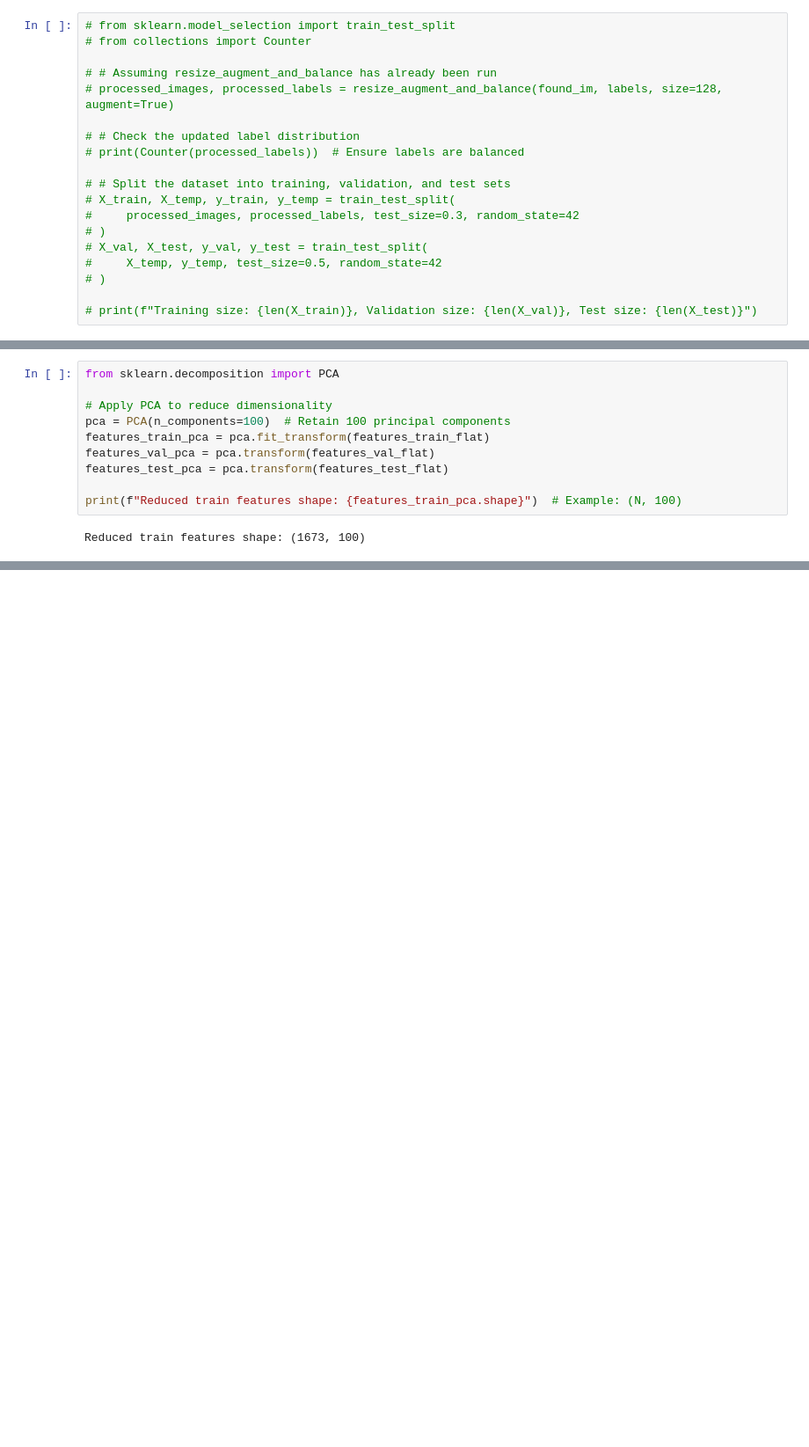
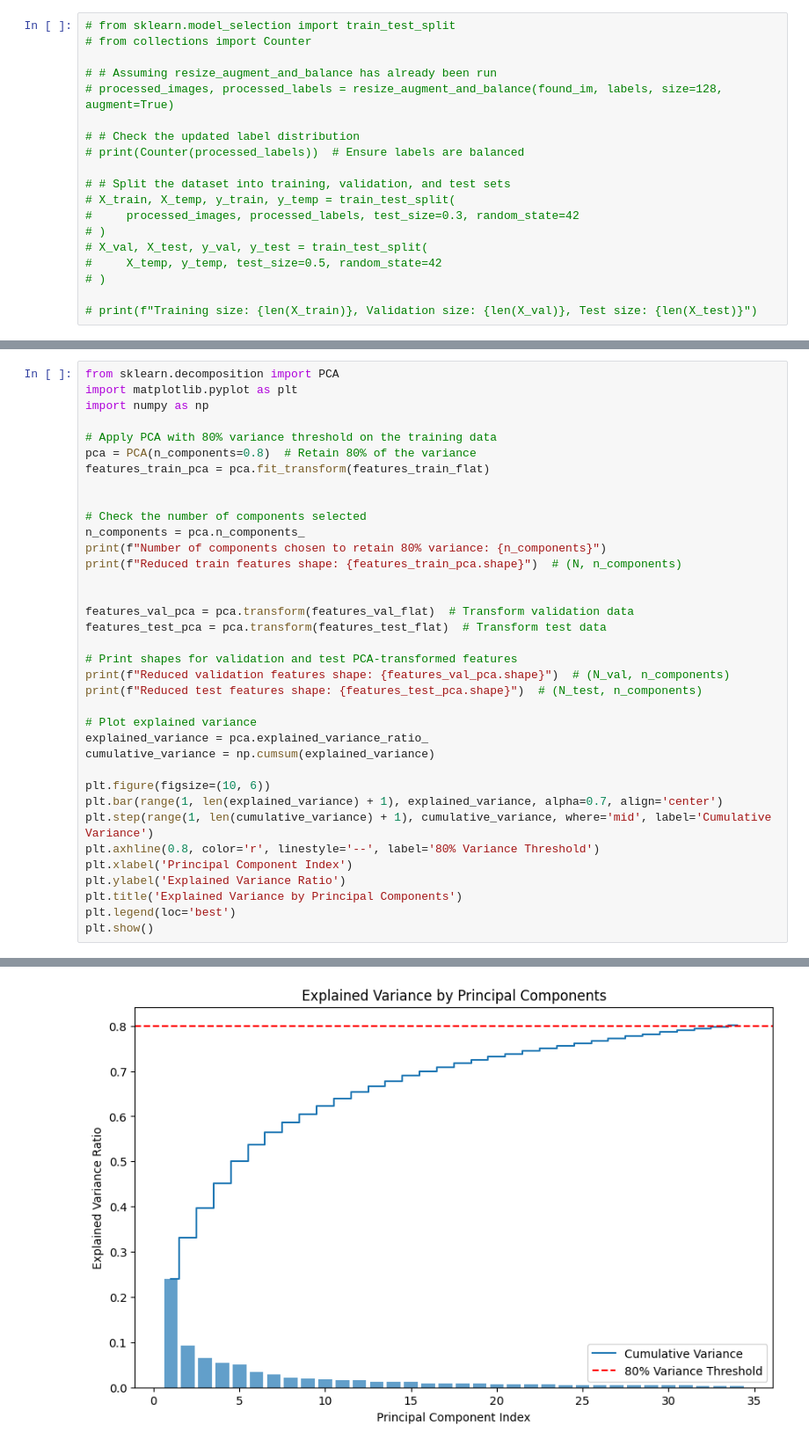
Before and after one commit to storlien/it3212-data-driven-software, a Jupyter notebook: assignment-4/preprocessing.ipynb, the cells around one changed output, grey strips where cells are left out. Shown at 88% size. Saved outputs shown, nothing was run; the diff lists cells and outputs as text; blank space fills up the shorter version.

```diff
--- a/assignment-4/preprocessing.ipynb
+++ b/assignment-4/preprocessing.ipynb
@@ -229,12 +258,37 @@ Flattened train features shape: (1673, 32768)
-# %%
-from sklearn.decomposition import PCA
-
-# Apply PCA to reduce dimensionality
-pca = PCA(n_components=100)  # Retain 100 principal components
-features_train_pca = pca.fit_transform(features_train_flat)
-features_val_pca = pca.transform(features_val_flat)
-features_test_pca = pca.transform(features_test_flat)
-
-print(f"Reduced train features shape: {features_train_pca.shape}")  # Example: (N, 100)
-# %% [output]
-Reduced train features shape: (1673, 100)
+# %%
+from sklearn.decomposition import PCA
+import matplotlib.pyplot as plt
+import numpy as np
+
+# Apply PCA with 80% variance threshold on the training data
+pca = PCA(n_components=0.8)  # Retain 80% of the variance
+features_train_pca = pca.fit_transform(features_train_flat)
+
+
+# Check the number of components selected
+n_components = pca.n_components_
+print(f"Number of components chosen to retain 80% variance: {n_components}")
+print(f"Reduced train features shape: {features_train_pca.shape}")  # (N, n_components)
+
+
+features_val_pca = pca.transform(features_val_flat)  # Transform validation data
+features_test_pca = pca.transform(features_test_flat)  # Transform test data
+
+# Print shapes for validation and test PCA-transformed features
+print(f"Reduced validation features shape: {features_val_pca.shape}")  # (N_val, n_components)
+print(f"Reduced test features shape: {features_test_pca.shape}")  # (N_test, n_components)
+
+# Plot explained variance
+explained_variance = pca.explained_variance_ratio_
+cumulative_variance = np.cumsum(explained_variance)
+
+plt.figure(figsize=(10, 6))
+plt.bar(range(1, len(explained_variance) + 1), explained_variance, alpha=0.7, align='center')
+plt.step(range(1, len(cumulative_variance) + 1), cumulative_variance, where='mid', label='Cumulative Variance')
+plt.axhline(0.8, color='r', linestyle='--', label='80% Variance Threshold')
+plt.xlabel('Principal Component Index')
+plt.ylabel('Explained Variance Ratio')
+plt.title('Explained Variance by Principal Components')
+plt.legend(loc='best')
+plt.show()
+# %% [output]
@@ -241 +297,2 @@ Reduced train features shape: (1673, 100)
+[figure, added]
 # %%
```
Also changed, not shown: parts of 6 cells of this notebook.
